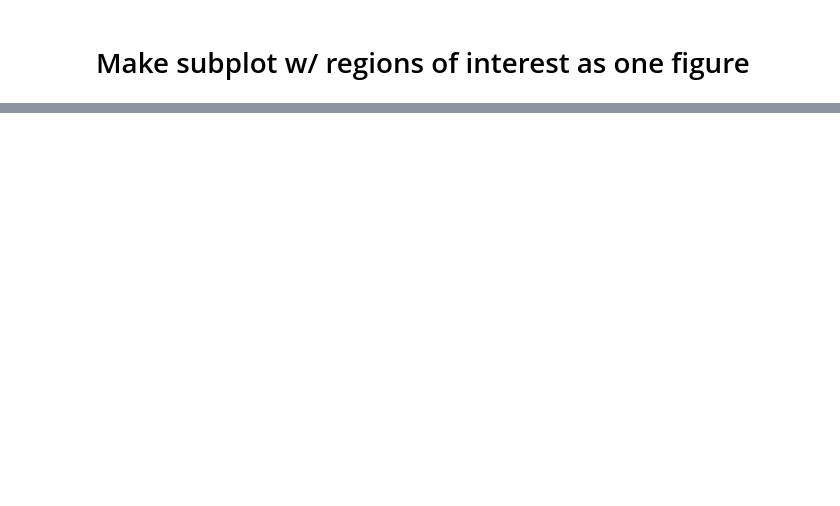
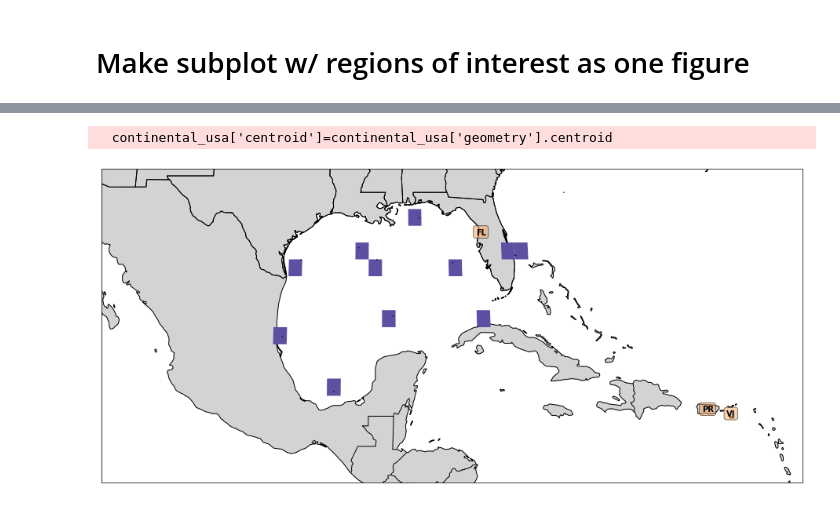
Before and after one commit to MathewBiddle/bio_ice, a Jupyter notebook: Create_species_map_from_OBIS_API.ipynb, the cells around one changed output, grey strips where cells are left out. Saved outputs shown, nothing was run; the diff lists cells and outputs as text; code cells hidden in the pictures; blank space fills up the shorter version.

```diff
--- a/Create_species_map_from_OBIS_API.ipynb
+++ b/Create_species_map_from_OBIS_API.ipynb
@@ -562,0 +604,80 @@ fig.tight_layout()
+# %%
+import cartopy.feature as cfeature
+import cartopy.crs as ccrs
+
+fig, ax = plt.subplots(figsize=(16,20), facecolor=None, subplot_kw={'projection':projection})
+
+projection=gcrs.Mollweide(central_longitude=-90)
+
+# geoplot.polyplot(
+#     world[world.name!="United States of America"],
+#     facecolor='lightgray',
+#     edgecolor='black',
+#     projection=projection,
+#     ax=ax1,
+# )
+
+
+# or define your own as a list [xmin, xmax, ymin, ymax]
+extent = [-110, -60, 14, 30]
+
+ax.set_extent(extent)
+
+# ax1.add_wms(wms=wms,
+#           layers=['0','1'],
+#           zorder=5,
+#           )
+
+geoplot.choropleth(cell,
+                   hue='n_occur',
+                   edgecolor=None,
+                   projection=projection,
+                   ax=ax,
+                   cmap='Spectral_r',
+                   legend=False,
+                   norm=norm,
+                   zorder=2,
+                  )
+
+geoplot.pointplot(
+    gdf,
+    scale=gdf.index,
+    scale_func=identity_scale,
+    color='black',
+    edgecolor=None,
+    projection=projection,
+    zorder=10,
+    ax=ax,
+)
+
+ax.set_extent(extent)
+
+ax.outline_patch.set_visible(True)
+
+ax.add_feature(cfeature.LAND, color='lightgray')
+ax.add_feature(cfeature.COASTLINE, )
+ax.add_feature(cfeature.BORDERS, linestyle='-')
+ax.add_feature(cfeature.STATES, linestyle='-')
+
+continental_usa['centroid']=continental_usa['geometry'].centroid
+
+for index,state in continental_usa.iterrows():
+    state_str=state['STUSPS']
+
+    if state_str in ["FL","VI","PR"]:
+        centroid=state["centroid"]
+        ax.text(centroid.x, centroid.y, state_str,
+                verticalalignment='center',
+                horizontalalignment='center',
+                transform=ccrs.Geodetic(),
+                fontdict={'fontweight':'semibold'},
+                bbox=dict(facecolor='sandybrown', alpha=0.5, boxstyle='round'))
+
+#ax.set_extent(extent)
+
+# ax.text(-82, 28, 'FL',transform=ccrs.Geodetic())
+# ax.text(-64.80205, 17.96902, 'USVI', transform=ccrs.Geodetic())
+# ax.text(-66.8, 18, 'PR', transform=ccrs.Geodetic())
+# %% [output]
+  continental_usa['centroid']=continental_usa['geometry'].centroid
+[figure, added]
```
Also changed, not shown: parts of 11 cells of this notebook, 1 other file.
